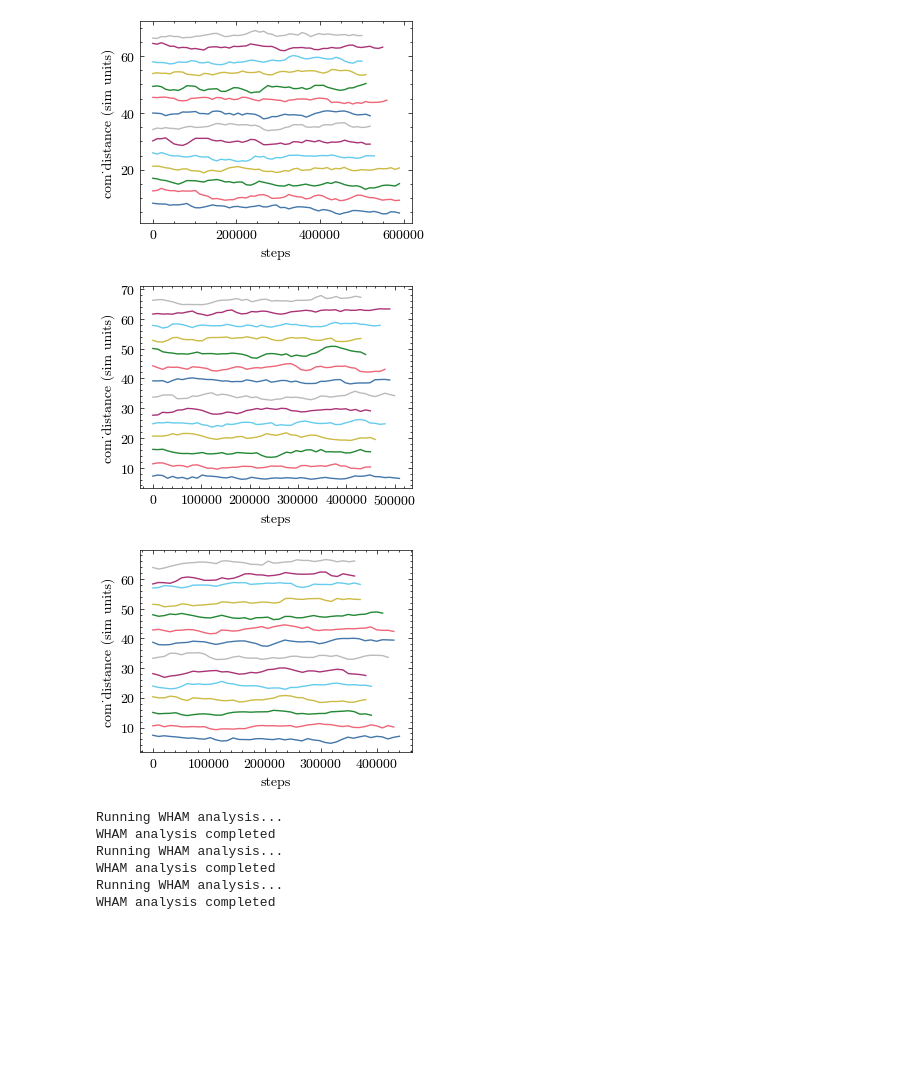
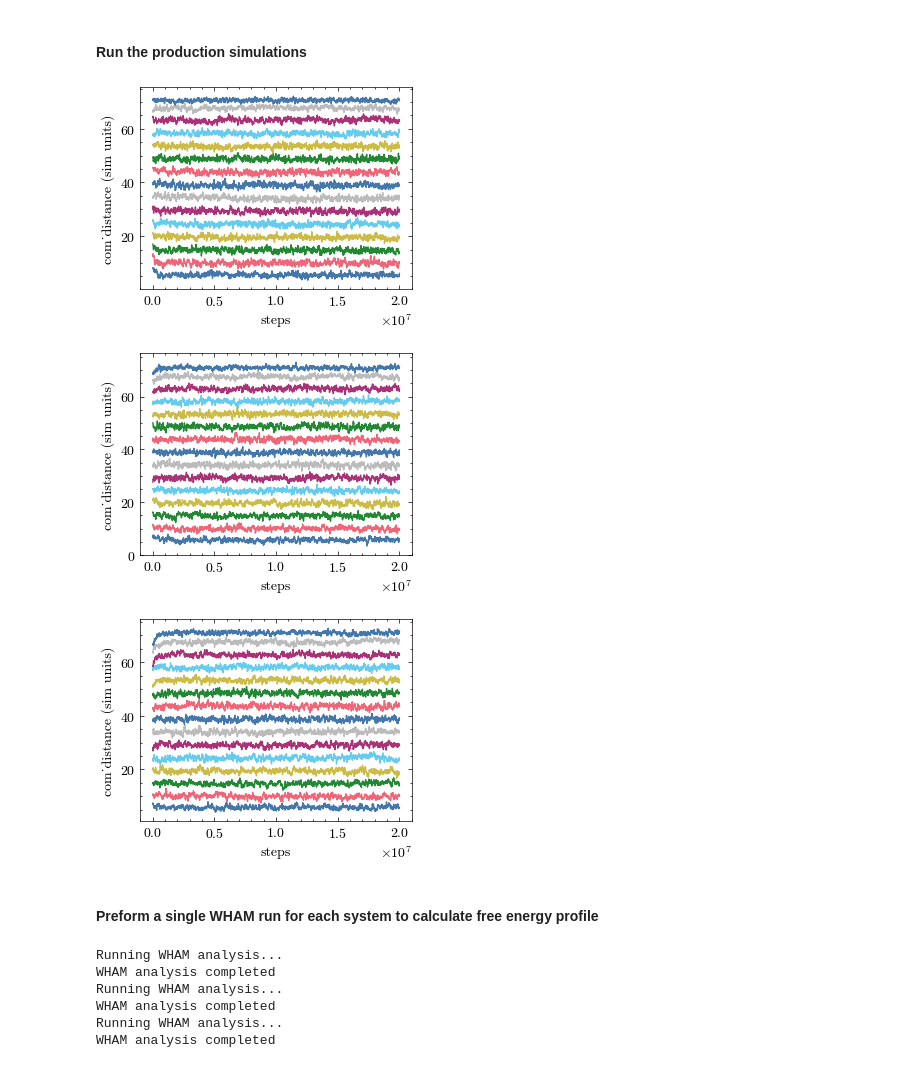
Before and after one commit to mlsample/ipy_oxDNA, a Jupyter notebook: examples/tutorials/origami_tile_N_nt_overhangs_gpu/origami_tile_N_nt_overhangs_gpu.ipynb, the cells around one changed output. Cells and saved outputs as stored; diff of their text form; code cells hidden in the pictures; blank space fills up the shorter version.

```diff
--- a/examples/tutorials/origami_tile_N_nt_overhangs_gpu/origami_tile_N_nt_overhangs_gpu.ipynb
+++ b/examples/tutorials/origami_tile_N_nt_overhangs_gpu/origami_tile_N_nt_overhangs_gpu.ipynb
@@ -55,2 +113,9 @@ for us, com_list, ref_list in zip(us_list, com_lists, ref_lists):
 # %%
 simulation_manager.run(gpu_mem_block=False)
+# %%
+for us, com_list, ref_list in zip(us_list, com_lists, ref_lists):
+    us.observables_list = []
+    us.observables.com_distance_observable(com_list, ref_list)
+    plt.figure()
+    for idx in range(0,n_windows,1):
+        us.analysis.view_observable('eq', idx, sliding_window=False)
@@ -57,16 +126,15 @@ simulation_manager.run(gpu_mem_block=False)
+# %%
+for us in us_list:
+    for idx in range(0, n_windows, 10):
+        us.analysis.view_last_conf('eq', idx)
+# %% [markdown]
+#### Run the production simulations
 # %%
 for us, com_list, ref_list in zip(us_list, com_lists, ref_lists):
-    us.build_equlibration_runs(
+    us.build_production_runs(
         simulation_manager, n_windows, com_list, ref_list,
-        stiff, xmin, xmax, equlibration_parameters,
-        print_every=1e4, observable=True, protein=None,
-        force_file=None, continue_run=False)
+        stiff, xmin, xmax, production_parameters,
+        observable=True, print_every=1e4, protein=None,
+        force_file=None, sequence_dependant=False, continue_run=False)
 # %%
 simulation_manager.run(gpu_mem_block=False)
-# %%
-for us, com_list, ref_list in zip(us_list, com_lists, ref_lists):
-    us.build_production_runs(
-        simulation_manager, n_windows, com_list, ref_list,
-        stiff, xmin, xmax, production_parameters,
-        observable=True, print_every=1e4, protein=None,
-        force_file=None, continue_run=False)
@@ -74,0 +141,11 @@ simulation_manager.run(gpu_mem_block=False)
+# %%
+for us, com_list, ref_list in zip(us_list, com_lists, ref_lists):
+    us.observables_list = []
+    us.observables.com_distance_observable(com_list, ref_list)
+    plt.figure()
+    for idx in range(0,n_windows,1):
+        us.analysis.view_observable('prod', idx, sliding_window=False)
+# %% [output]
+[figure, added]
+[figure, added]
+[figure, added]
@@ -81,13 +158,5 @@ for us in us_list:
-# %%
-for us, com_list, ref_list in zip(us_list, com_lists, ref_lists):
-    us.observables.com_distance_observable(com_list, ref_list)
-    plt.figure()
-    for idx in range(0,14,1):
-        us.analysis.view_observable('prod', idx, sliding_window=False)
-# %% [output]
-[figure, removed]
-[figure, removed]
-[figure, removed]
+# %% [markdown]
+#### Preform a single WHAM run for each system to calculate free energy profile
 # %%
 wham_dir = os.path.abspath('/scratch/matthew/ipy_oxDNA/wham/wham')
 
```
Also changed, not shown: parts of 23 cells of this notebook, 3 other files.
